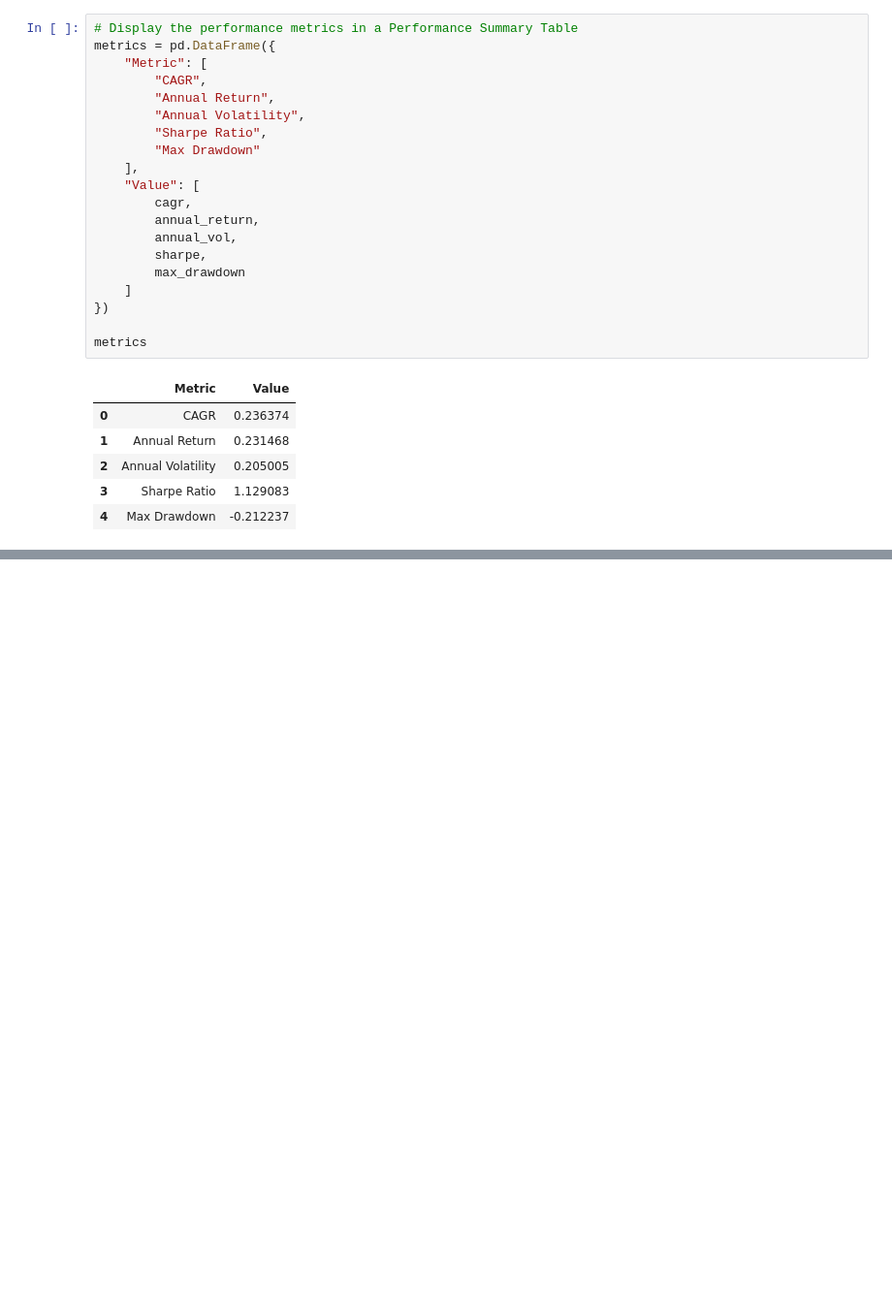
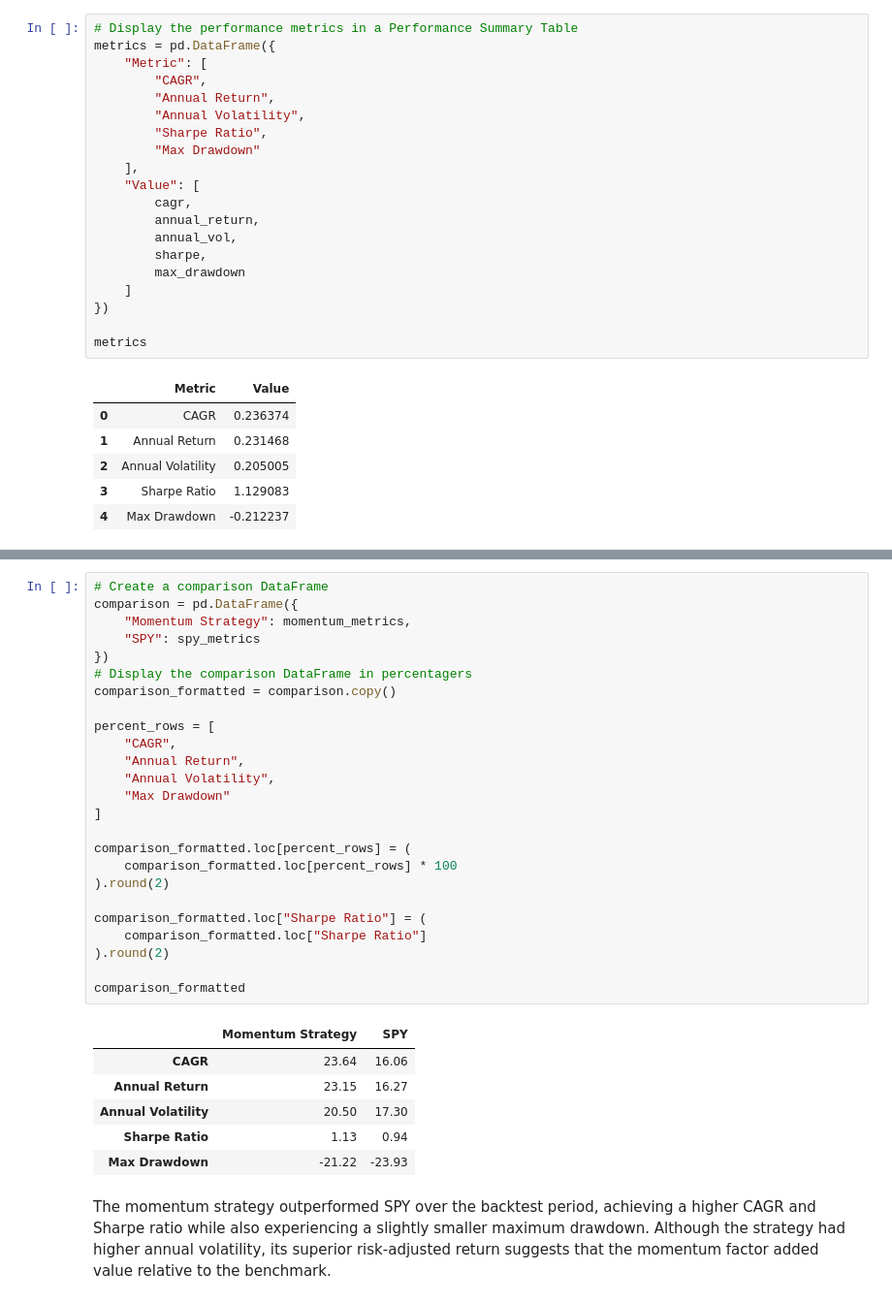
Before and after one commit to HaiSonVu/Financial-platform, a Jupyter notebook: notebooks/03_backtesting.ipynb, the cells around one changed output, grey strips where cells are left out. Shown at 97% size. Cells and saved outputs as stored; diff of their text form; blank space fills up the shorter version.

```diff
--- a/notebooks/03_backtesting.ipynb
+++ b/notebooks/03_backtesting.ipynb
@@ -219,0 +338,34 @@ metrics
+# %%
+# Create a comparison DataFrame
+comparison = pd.DataFrame({
+    "Momentum Strategy": momentum_metrics,
+    "SPY": spy_metrics
+})
+# Display the comparison DataFrame in percentagers
+comparison_formatted = comparison.copy()
+
+percent_rows = [
+    "CAGR",
+    "Annual Return",
+    "Annual Volatility",
+    "Max Drawdown"
+]
+
+comparison_formatted.loc[percent_rows] = (
+    comparison_formatted.loc[percent_rows] * 100
+).round(2)
+
+comparison_formatted.loc["Sharpe Ratio"] = (
+    comparison_formatted.loc["Sharpe Ratio"]
+).round(2)
+
+comparison_formatted
+# %% [output]
+|  | Momentum Strategy | SPY |
+| CAGR | 23.64 | 16.06 |
+| Annual Return | 23.15 | 16.27 |
+| Annual Volatility | 20.50 | 17.30 |
+| Sharpe Ratio | 1.13 | 0.94 |
+| Max Drawdown | -21.22 | -23.93 |
+# %% [markdown]
+The momentum strategy outperformed SPY over the backtest period, achieving a higher CAGR and Sharpe ratio while also experiencing a slightly smaller maximum drawdown. Although the strategy had higher annual volatility, its superior risk-adjusted return suggests that the momentum factor added value relative to the benchmark.
```
Also changed, not shown: parts of 14 cells of this notebook, 2 other files.
